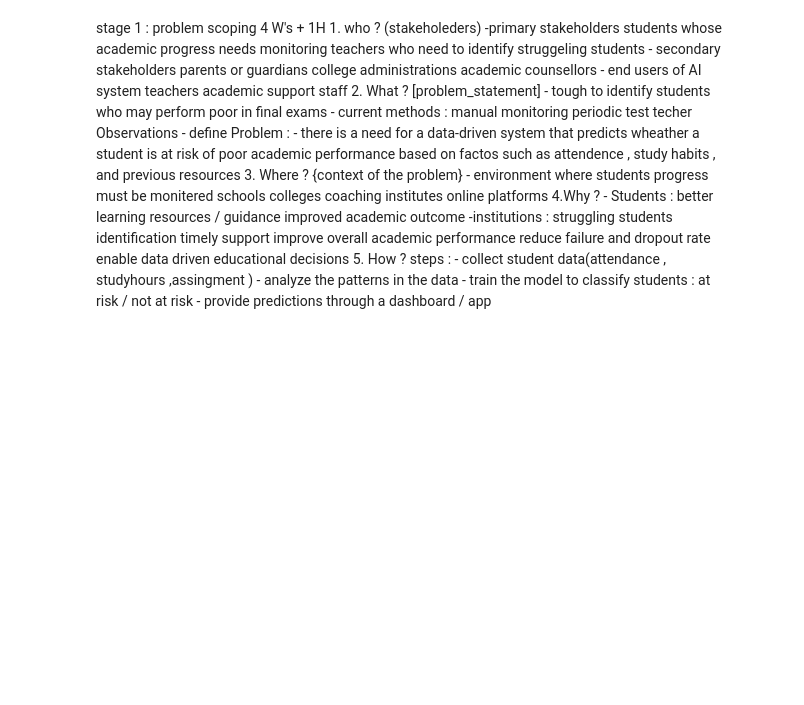
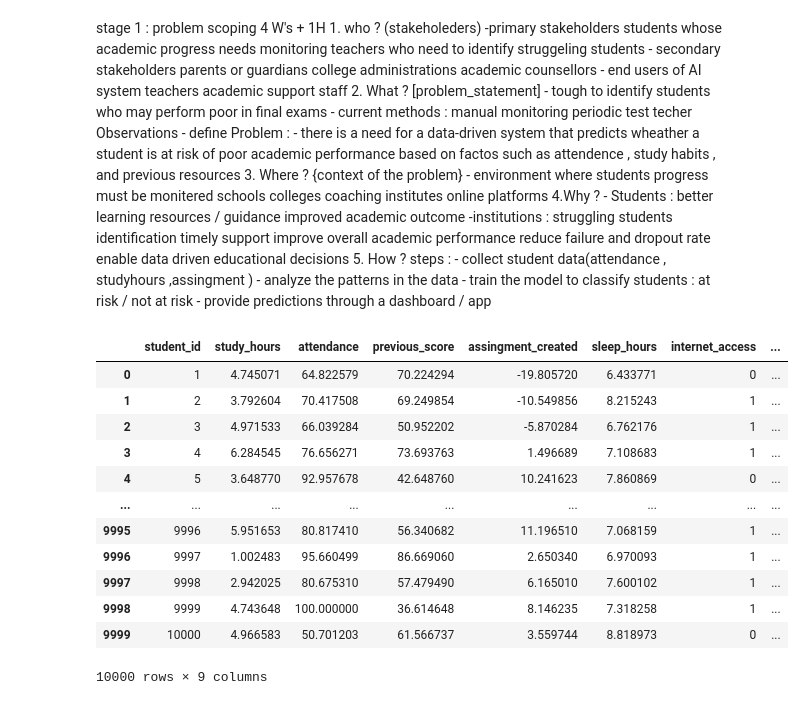
Before and after one commit to Anubhavpq/GFG_Data_Analysis, a Jupyter notebook: AIML_Workshop/3.ipynb, the cells around one changed output. Saved outputs shown, nothing was run; the diff lists cells and outputs as text; code cells hidden in the pictures; blank space fills up the shorter version.

```diff
--- a/AIML_Workshop/3.ipynb
+++ b/AIML_Workshop/3.ipynb
@@ -48,0 +53,29 @@ import numpt as np
+# %%
+np.random.seed(42)
+n = 10000
+data = pd.DataFrame({
+    "student_id" : range(1 ,1+n),
+    "study_hours" : np.random.normal(4 ,1.5 , n).clip(0 , 10),
+    "attendance" :  np.random.normal(75 ,15 , n).clip(40 , 100),
+    "previous_score" : np.random.normal(65 ,15 , n).clip(30 , 100),
+    "assingment_created" : np.random.normal(0 ,10, n),
+    "sleep_hours" : np.random.normal(7 ,1.2 , n).clip(4 , 10),
+    "internet_access" : np.random.choice([0 ,1] , n ,p = [0.3 , 0.7]),
+    "extra_curicular_activities" : np.random.choice([0,1] , n , p = [0.6 , 0.4]),
+"Parental_control" : np.random.choice([0,1] , n , p = [0.4 , 0.6]),
+})
+data
+# %% [output]
+|  | student_id | study_hours | attendance | previous_score | assingment_created | sleep_hours | internet_access | ... |
+| 0 | 1 | 4.745071 | 64.822579 | 70.224294 | -19.805720 | 6.433771 | 0 | ... |
+| 1 | 2 | 3.792604 | 70.417508 | 69.249854 | -10.549856 | 8.215243 | 1 | ... |
+| 2 | 3 | 4.971533 | 66.039284 | 50.952202 | -5.870284 | 6.762176 | 1 | ... |
+| 3 | 4 | 6.284545 | 76.656271 | 73.693763 | 1.496689 | 7.108683 | 1 | ... |
+| 4 | 5 | 3.648770 | 92.957678 | 42.648760 | 10.241623 | 7.860869 | 0 | ... |
+| ... | ... | ... | ... | ... | ... | ... | ... | ... |
+| 9995 | 9996 | 5.951653 | 80.817410 | 56.340682 | 11.196510 | 7.068159 | 1 | ... |
+| 9996 | 9997 | 1.002483 | 95.660499 | 86.669060 | 2.650340 | 6.970093 | 1 | ... |
+| 9997 | 9998 | 2.942025 | 80.675310 | 57.479490 | 6.165010 | 7.600102 | 1 | ... |
+| 9998 | 9999 | 4.743648 | 100.000000 | 36.614648 | 8.146235 | 7.318258 | 1 | ... |
+| 9999 | 10000 | 4.966583 | 50.701203 | 61.566737 | 3.559744 | 8.818973 | 0 | ... |
+10000 rows × 9 columns
```
Also changed, not shown: parts of 9 cells of this notebook.
